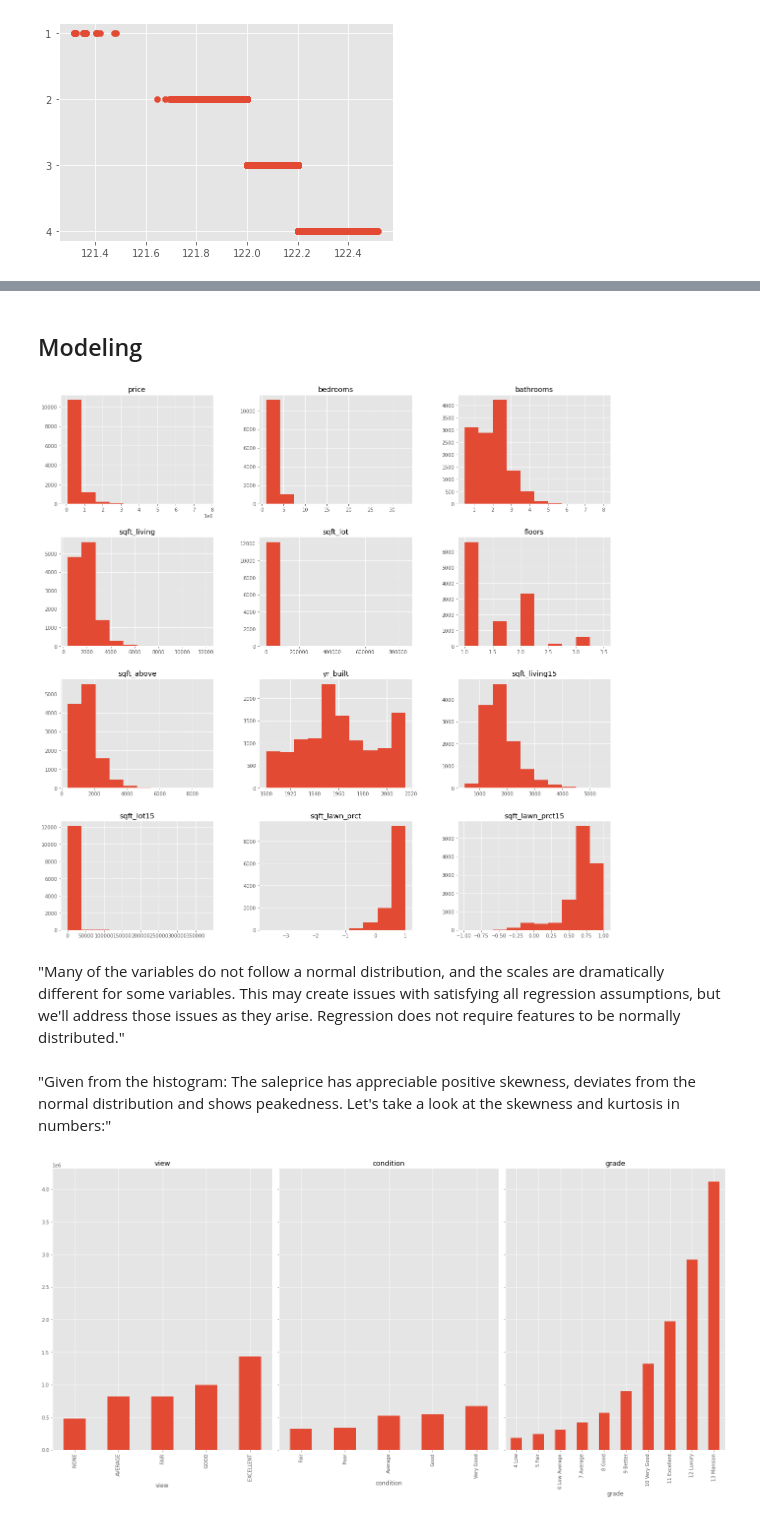
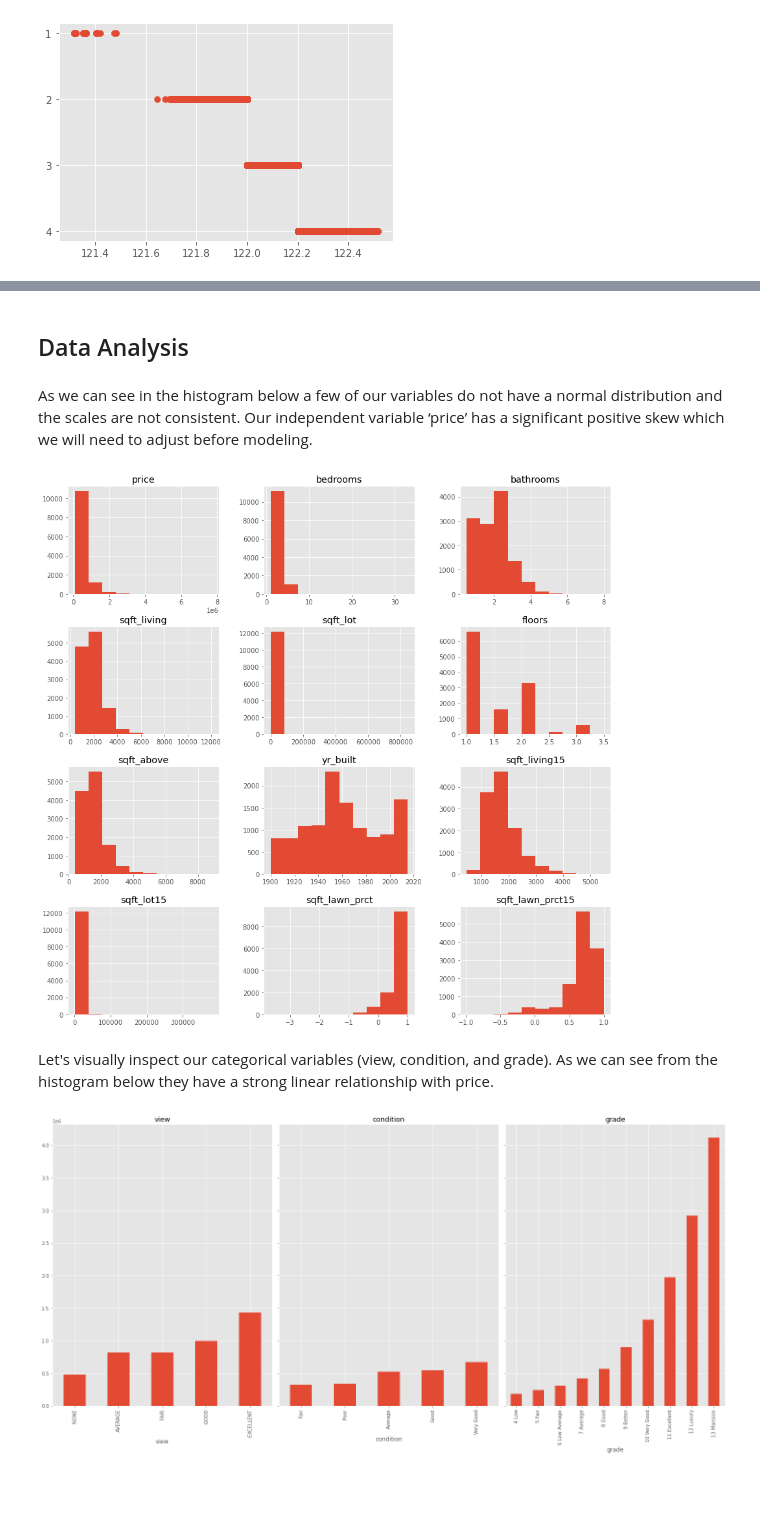
Before and after one commit to SSGrasland/Linear-Regression-on-Housing-Data, a Jupyter notebook: Phase 2 Project.ipynb, the cells around one changed output, grey strips where cells are left out. Saved outputs shown, nothing was run; the diff lists cells and outputs as text; code cells hidden in the pictures; blank space fills up the shorter version.

```diff
--- a/Phase 2 Project.ipynb
+++ b/Phase 2 Project.ipynb
@@ -301,14 +287,14 @@ data.describe()
-# %% [markdown]
-## Modeling
+# %% [markdown]
+## Data Analysis
+# %% [markdown]
+As we can see in the histogram below a few of our variables do not have a normal distribution and the scales are not consistent. Our independent variable ‘price’ has a significant positive skew which we will need to adjust before modeling.
 # %%
 #Visually inspecting the data using histograms
-data.hist(figsize=(20,20));
+data.hist(figsize=(15, 15));
 # %% [output]
-[figure, old version]
+[figure, new version]
-# %% [markdown]
-"Many of the variables do not follow a normal distribution, and the scales are dramatically different for some variables. This may create issues with satisfying all regression assumptions, but we'll address those issues as they arise. Regression does not require features to be normally distributed."
-# %% [markdown]
-"Given from the histogram: The saleprice has appreciable positive skewness, deviates from the normal distribution and shows peakedness. Let's take a look at the skewness and kurtosis in numbers:"
+# %% [markdown]
+Let's visually inspect our categorical variables (view, condition, and grade). As we can see from the histogram below they have a strong linear relationship with price.
 # %%
 #plotting categorical variables
 import matplotlib.pyplot as plt
```
Also changed, not shown: parts of 39 cells of this notebook.
